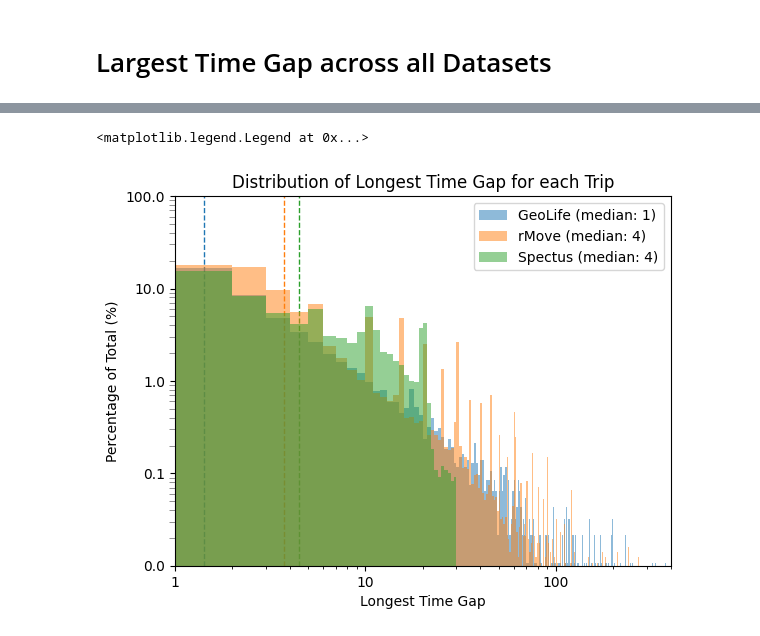
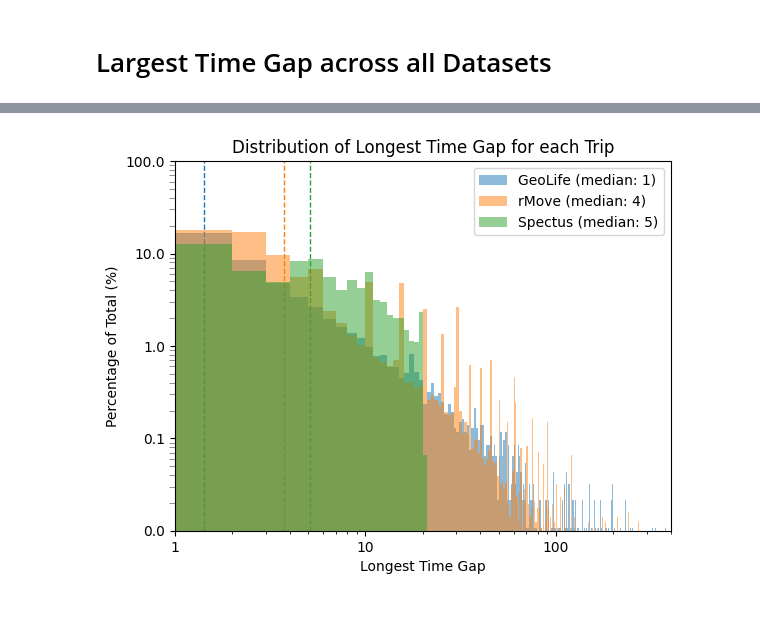
Before and after one commit to UW-THINKlab/mode-analysis, a Jupyter notebook: Dataset_Comparison_Graphs_Longest_Time_Gap.ipynb, the cells around one changed output, grey strips where cells are left out. Drawn from its saved outputs; the diff is of its cells as text; code cells hidden in the pictures.

```diff
--- a/Dataset_Comparison_Graphs_Longest_Time_Gap.ipynb
+++ b/Dataset_Comparison_Graphs_Longest_Time_Gap.ipynb
@@ -21,5 +3,14 @@ df_spectus = pd.read_csv(f'./data/Spectus/20260726_TEST_30min_stop_minimum_spect
 # %%
-# ax2 = axes2_flat[0]
+# Largest Time Gap across all Datasets
+import matplotlib.pyplot as plt
+from matplotlib.ticker import ScalarFormatter
+import numpy as np
+import pandas as pd
+
+df_geolife = pd.read_csv(f'./data/Geolife/20260726_geolife_database_metrics.csv')
+df_rmove = pd.read_csv(f'./data/rMove/20260726_rmove_database_metrics.csv')
+df_spectus = pd.read_csv(f'./data/Spectus/20_minute_stops/20260820_spectus_20_minute_stops_database_metrics.csv')
+
 fig2, ax2 = plt.subplots()
 
 filtered_geolife = df_geolife
@@ -28,32 +19,33 @@ filtered_spectus = df_spectus
 
 weights_geolife = np.ones_like(filtered_geolife['longest_time_gap_minutes']) / len(filtered_geolife['longest_time_gap_minutes']) * 100
 weights_rmove = np.ones_like(filtered_rmove['longest_time_gap_minutes']) / len(filtered_rmove['longest_time_gap_minutes']) * 100
 weights_spectus = np.ones_like(filtered_spectus['longest_time_gap_minutes']) / len(filtered_spectus['longest_time_gap_minutes']) * 100
 
 median_geolife = filtered_geolife['longest_time_gap_minutes'].median()
 median_rmove = filtered_rmove['longest_time_gap_minutes'].median()
 median_spectus = filtered_spectus['longest_time_gap_minutes'].median()
 
 ax2.axvline(median_geolife, color='C0', linestyle='--', linewidth=1, zorder=1)
 ax2.axvline(median_rmove, color='C1', linestyle='--', linewidth=1, zorder=1)
 ax2.axvline(median_spectus, color='C2', linestyle='--', linewidth=1, zorder=1)
 
 ax2.hist(filtered_geolife['longest_time_gap_minutes'], bins=400, range=(0, 400), alpha=0.5, label=f'GeoLife (median: {median_geolife:.0f})', weights=weights_geolife, zorder=2)
 ax2.hist(filtered_rmove['longest_time_gap_minutes'], bins=400, range=(0, 400), alpha=0.5, label=f'rMove (median: {median_rmove:.0f})', weights=weights_rmove, zorder=2)
 ax2.hist(filtered_spectus['longest_time_gap_minutes'], bins=40, range=(0, 40), alpha=0.5, label=f'Spectus (median: {median_spectus:.0f})', weights=weights_spectus, zorder=2)
 
 ax2.set_xscale('log')
 ax2.set_yscale('log')
 ax2.set_xlim(1, 400)
 ax2.set_ylim(0.01, 100)
 ax2.tick_params(axis='y', which='minor', length=4, color='gray')
 ax2.xaxis.set_major_formatter(ScalarFormatter())
 ax2.yaxis.set_major_formatter(ScalarFormatter())
 
 ax2.set_xlabel('Longest Time Gap')
 ax2.set_ylabel('Percentage of Total (%)')
 ax2.set_title('Distribution of Longest Time Gap for each Trip')
 ax2.legend()
+
+fig2.savefig("images/Longest_Gap_20min_Stops.png", dpi=200)
 # %% [output]
-<matplotlib.legend.Legend at 0x...>
-[figure, old version]
+[figure, new version]
```
Also changed, not shown: parts of 1 cell of this notebook, 13 other files.
